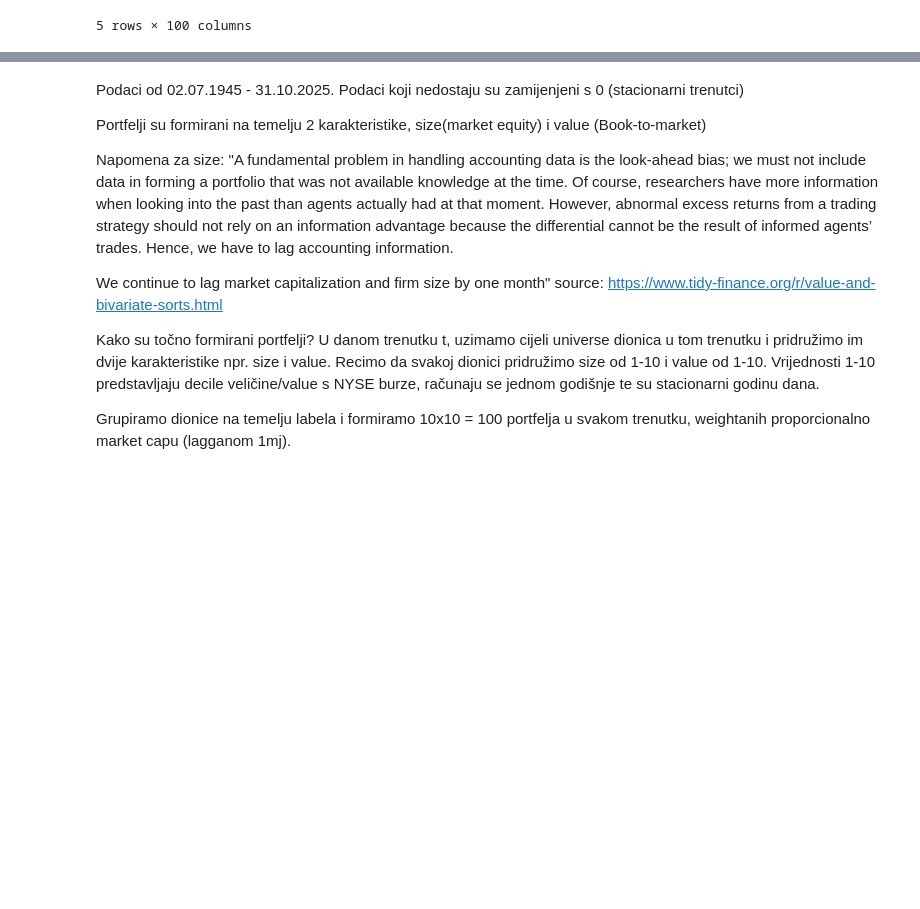
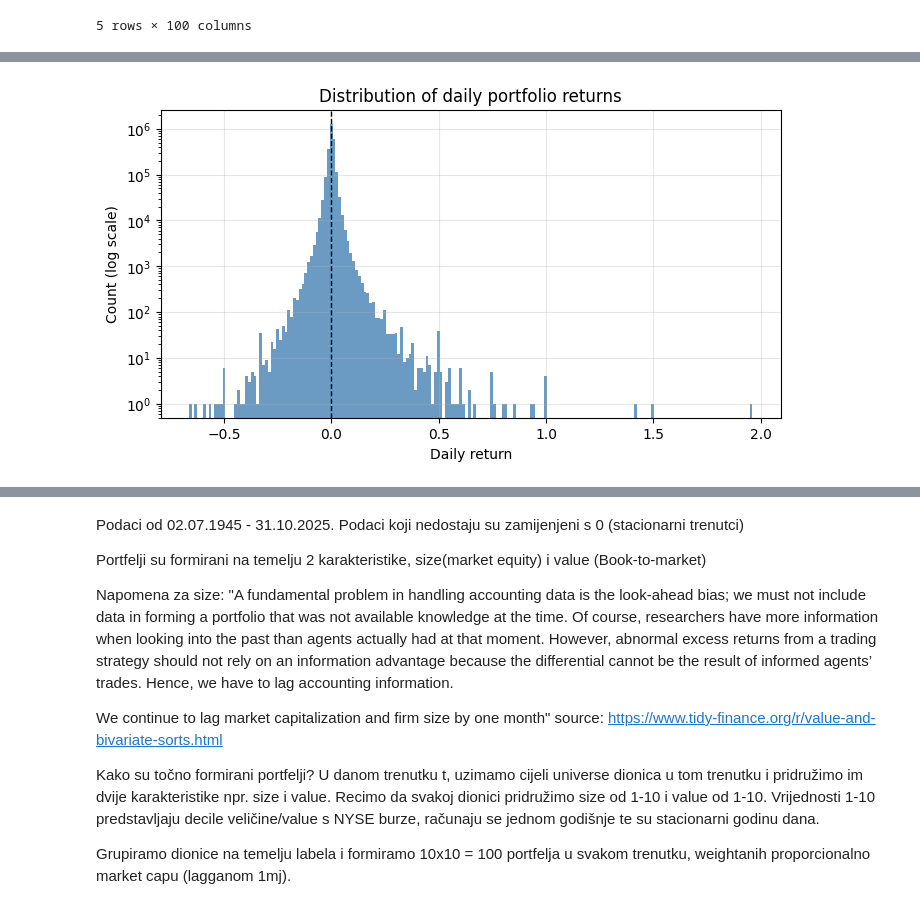
Before and after one commit to evucelic/Diplomski-Projekt, a Jupyter notebook: main.ipynb, the cells around one changed output, grey strips where cells are left out. Cells and saved outputs as stored; diff of their text form; code cells hidden in the pictures; blank space fills up the shorter version.

```diff
--- a/main.ipynb
+++ b/main.ipynb
@@ -99,0 +100,14 @@ plt.show()
+# %%
+x = data_with_nans.to_numpy().ravel()
+x = x[~np.isnan(x)]
+
+plt.figure(figsize=(8, 4))
+plt.hist(x, bins=200, log=True, color="steelblue", alpha=0.8)
+plt.axvline(0, color="black", linestyle="--", linewidth=1)
+plt.title("Distribution of daily portfolio returns")
+plt.xlabel("Daily return")
+plt.ylabel("Count (log scale)")
+plt.grid(True, alpha=0.3)
+plt.show()
+# %% [output]
+[figure, added]
```
Also changed, not shown: parts of 18 cells of this notebook.
